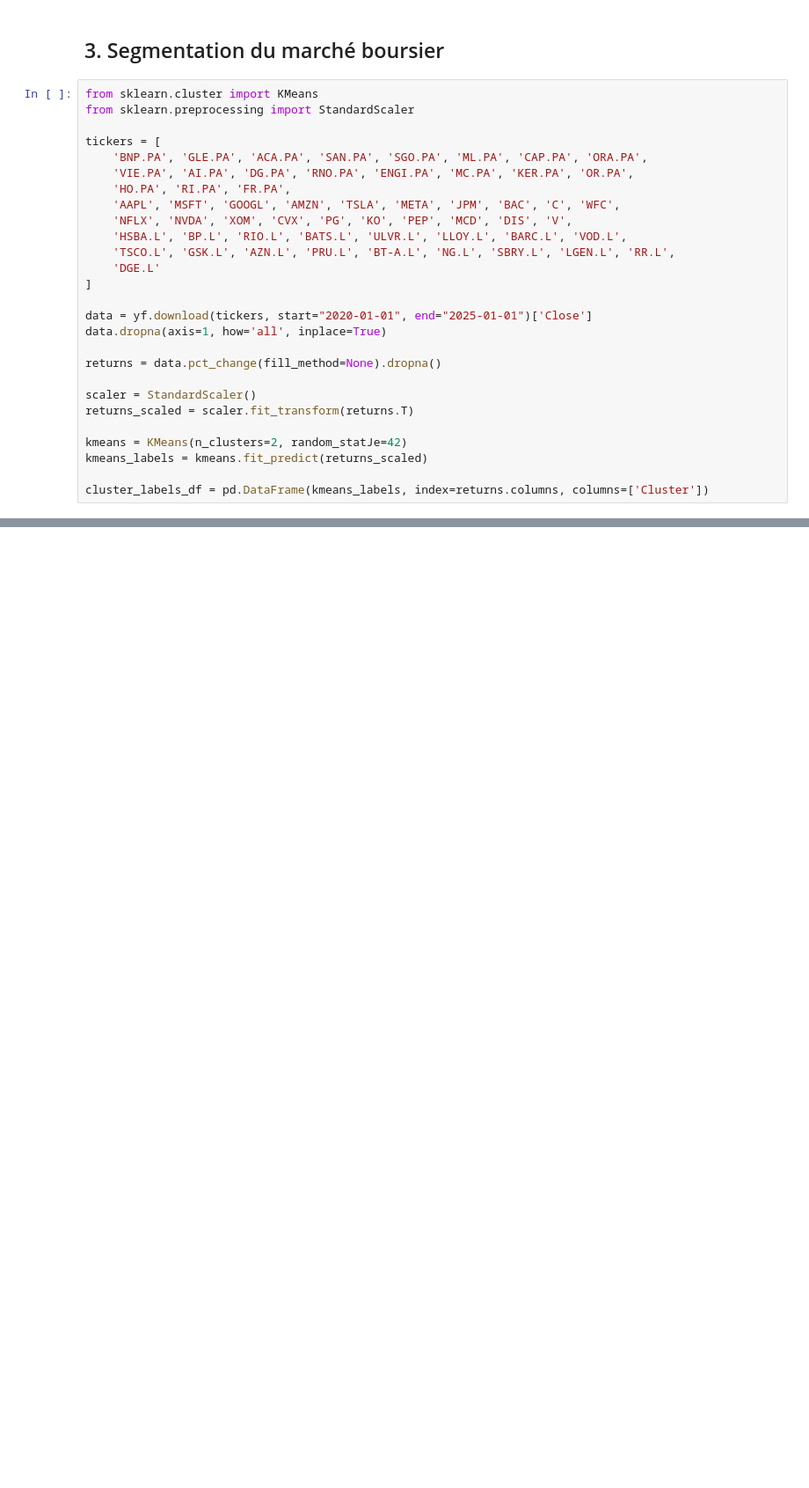
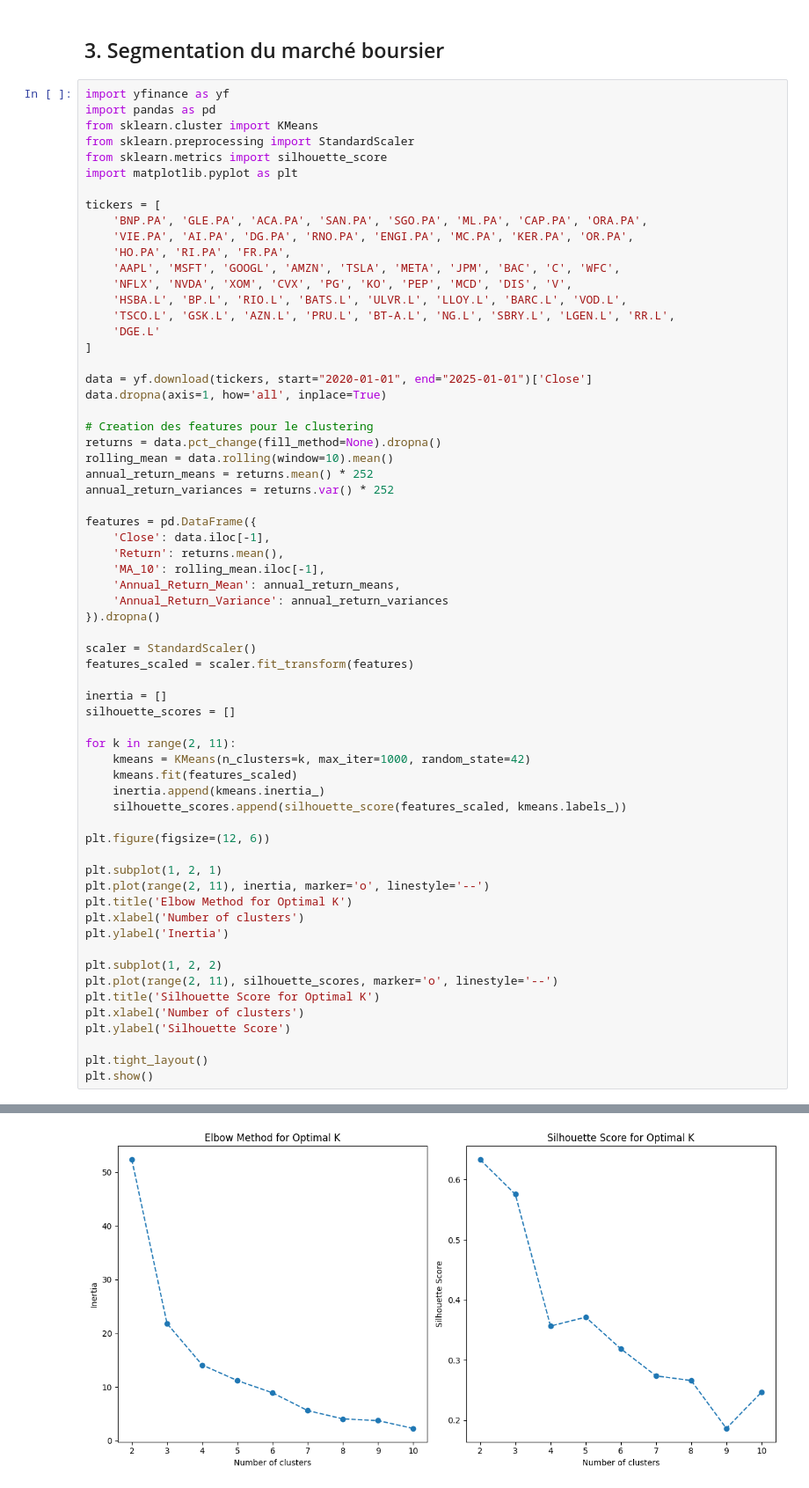
Before and after one commit to Salem-Haouari/Prediction_BNP_Paribas_SA, a Jupyter notebook: projet.ipynb, the cells around one changed output, grey strips where cells are left out. Shown at 88% size. Drawn from its saved outputs; the diff is of its cells as text; blank space fills up the shorter version.

```diff
--- a/projet.ipynb
+++ b/projet.ipynb
@@ -96,31 +96,69 @@ fig.show()
 # %% [markdown]
 ## 3.  Segmentation du marché boursier
 # %%
+import yfinance as yf
+import pandas as pd
 from sklearn.cluster import KMeans
 from sklearn.preprocessing import StandardScaler
+from sklearn.metrics import silhouette_score
+import matplotlib.pyplot as plt
 
 tickers = [
     'BNP.PA', 'GLE.PA', 'ACA.PA', 'SAN.PA', 'SGO.PA', 'ML.PA', 'CAP.PA', 'ORA.PA',
     'VIE.PA', 'AI.PA', 'DG.PA', 'RNO.PA', 'ENGI.PA', 'MC.PA', 'KER.PA', 'OR.PA',
     'HO.PA', 'RI.PA', 'FR.PA',
     'AAPL', 'MSFT', 'GOOGL', 'AMZN', 'TSLA', 'META', 'JPM', 'BAC', 'C', 'WFC',
     'NFLX', 'NVDA', 'XOM', 'CVX', 'PG', 'KO', 'PEP', 'MCD', 'DIS', 'V',
     'HSBA.L', 'BP.L', 'RIO.L', 'BATS.L', 'ULVR.L', 'LLOY.L', 'BARC.L', 'VOD.L',
     'TSCO.L', 'GSK.L', 'AZN.L', 'PRU.L', 'BT-A.L', 'NG.L', 'SBRY.L', 'LGEN.L', 'RR.L',
     'DGE.L'
 ]
 
 data = yf.download(tickers, start="2020-01-01", end="2025-01-01")['Close']
 data.dropna(axis=1, how='all', inplace=True)
 
+# Creation des features pour le clustering
 returns = data.pct_change(fill_method=None).dropna()
+rolling_mean = data.rolling(window=10).mean()
+annual_return_means = returns.mean() * 252
+annual_return_variances = returns.var() * 252
+
+features = pd.DataFrame({
+    'Close': data.iloc[-1],
+    'Return': returns.mean(),
+    'MA_10': rolling_mean.iloc[-1],
+    'Annual_Return_Mean': annual_return_means,
+    'Annual_Return_Variance': annual_return_variances
+}).dropna()
 
 scaler = StandardScaler()
-returns_scaled = scaler.fit_transform(returns.T)
+features_scaled = scaler.fit_transform(features)
 
-kmeans = KMeans(n_clusters=2, random_statJe=42)
-kmeans_labels = kmeans.fit_predict(returns_scaled)
+inertia = []
+silhouette_scores = []
 
-cluster_labels_df = pd.DataFrame(kmeans_labels, index=returns.columns, columns=['Cluster'])
+for k in range(2, 11):
+    kmeans = KMeans(n_clusters=k, max_iter=1000, random_state=42)
+    kmeans.fit(features_scaled)
+    inertia.append(kmeans.inertia_)
+    silhouette_scores.append(silhouette_score(features_scaled, kmeans.labels_))
+
+plt.figure(figsize=(12, 6))
+
+plt.subplot(1, 2, 1)
+plt.plot(range(2, 11), inertia, marker='o', linestyle='--')
+plt.title('Elbow Method for Optimal K')
+plt.xlabel('Number of clusters')
+plt.ylabel('Inertia')
+
+plt.subplot(1, 2, 2)
+plt.plot(range(2, 11), silhouette_scores, marker='o', linestyle='--')
+plt.title('Silhouette Score for Optimal K')
+plt.xlabel('Number of clusters')
+plt.ylabel('Silhouette Score')
+
+plt.tight_layout()
+plt.show()
 # %% [output]
 [*********************100%***********************]  57 of 57 completed
+[figure, added]
```
Also changed, not shown: parts of 2 cells of this notebook.
